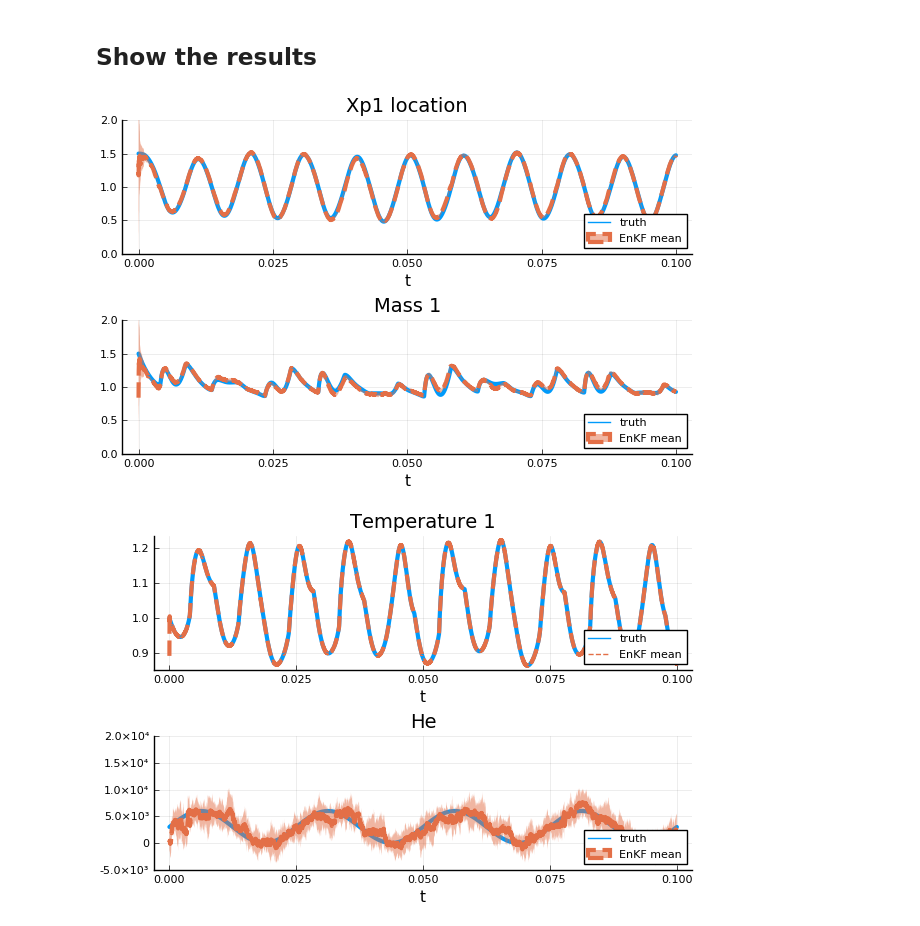
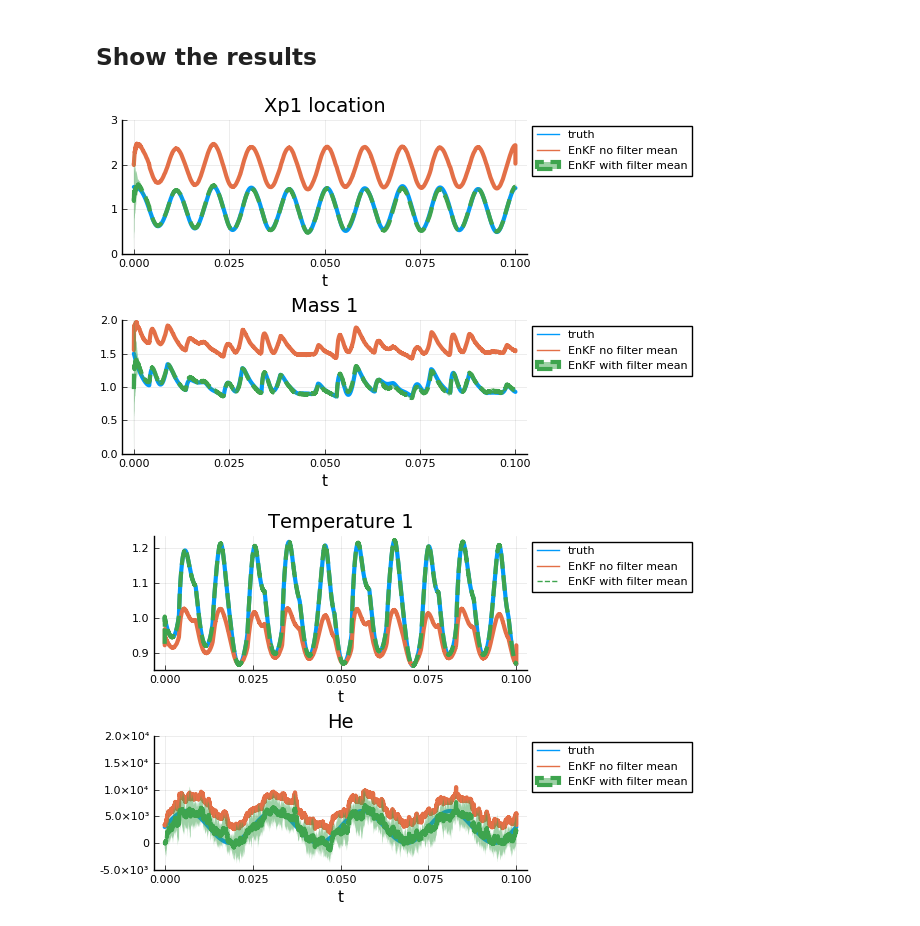
Before and after one commit to liyuxuan48/OneDThermalFlow, a Jupyter notebook: examples/EnKF/OHP He estimation-smooth varying He-filtered.ipynb, the cells around one changed output. Drawn from its saved outputs; the diff is of its cells as text; code cells hidden in the pictures.

```diff
--- a/examples/EnKF/OHP He estimation-smooth varying He-filtered.ipynb
+++ b/examples/EnKF/OHP He estimation-smooth varying He-filtered.ipynb
@@ -469,20 +475,24 @@ resultŝ=soltoResult(ŝ[1:end-1,:],sys0);
 # %%
-plt1 = plot(layout = (2, 1), legend = :bottomright)
+plt1 = plot(layout = (2, 1), legend = :outertopright)
 plot!(plt1[1], T, results.Xp[1][1:end-1], linewidth = 3, label = "truth")
-plot!(plt1[1], Tsub, ŝ[1,1:end-1], linewidth = 3,ribbon = 2*std_state[:,1], markersize = 2, label = "EnKF mean", xlabel = "t", linestyle =:dash,title="Xp1 location",ylim=(0.0, 2.0))
+plot!(plt1[1], T, resultŝ_nofilter.Xp[1][1:end-1], linewidth = 3, label = "EnKF no filter mean")
+plot!(plt1[1], Tsub, ŝ[1,1:end-1], linewidth = 3,ribbon = 2*std_state[:,1], markersize = 2, label = "EnKF with filter mean", xlabel = "t", linestyle =:dash,title="Xp1 location",ylim=(0.0, 3.0))
 
 plot!(plt1[2], T, results.M[1][1:end-1], linewidth = 3, label = "truth")
-plot!(plt1[2], Tsub,  ŝ[5,1:end-1], linewidth = 3,ribbon = 2*std_state[:,5], markersize = 2, label = "EnKF mean", xlabel = "t", linestyle =:dash,title="Mass 1",ylim=(0.0, 2.0))
+plot!(plt1[2], T, resultŝ_nofilter.M[1][1:end-1], linewidth = 3, label = "EnKF no filter mean")
+plot!(plt1[2], Tsub,  ŝ[5,1:end-1], linewidth = 3,ribbon = 2*std_state[:,5], markersize = 2, label = "EnKF with filter mean", xlabel = "t", linestyle =:dash,title="Mass 1",ylim=(0.0, 2.0))
 # %% [output]
-[figure, old version]
+[figure, new version]
 # %%
-plt2 = plot(layout = (2, 1), legend = :bottomright)
+plt2 = plot(layout = (2, 1), legend = :outertopright)
 
 plot!(plt2[1], T, results.θ[1][1:end-1], linewidth = 3, label = "truth")
-plot!(plt2[1], Tsub, resultŝ.θ[1][1:end-1], linewidth = 3, markersize = 2, label = "EnKF mean", xlabel = "t",  linestyle =:dash,title="Temperature 1")
+plot!(plt2[1], T, resultŝ_nofilter.θ[1][1:end-1], linewidth = 3, label = "EnKF no filter mean")
+plot!(plt2[1], Tsub, resultŝ.θ[1][1:end-1], linewidth = 3, markersize = 2, label = "EnKF with filter mean", xlabel = "t",  linestyle =:dash,title="Temperature 1")
 
 plot!(plt2[2], T, (sol[end,1:end-1] .* (sin.(4*2*π.*T./(T[end])) .+ 1)), linewidth = 3, label = "truth")
-plot!(plt2[2], Tsub, ŝ[7,1:end-1], linewidth = 3, markersize = 2, ribbon = 2*std_state[:,7], label = "EnKF mean", xlabel = "t", linestyle =:dash,title="He", ylim=(-5000.0, 20000.0))
+plot!(plt2[2], T, ŝ_nofilter[7,1:end-1], linewidth = 3, label = "EnKF no filter mean")
+plot!(plt2[2], Tsub, ŝ[7,1:end-1], linewidth = 3, markersize = 2, ribbon = 2*std_state[:,7], label = "EnKF with filter mean", xlabel = "t", linestyle =:dash,title="He", ylim=(-5000.0, 20000.0))
 # plot!(plt2[2], T, (sol[end,1:end-1] .* (sin.(4*2*π.*T./(T[end])) .+ 1)), linewidth = 3, label = "truth")
 # %% [output]
-[figure, old version]
+[figure, new version]
```
Also changed, not shown: parts of 5 cells of this notebook, 1 other file.
